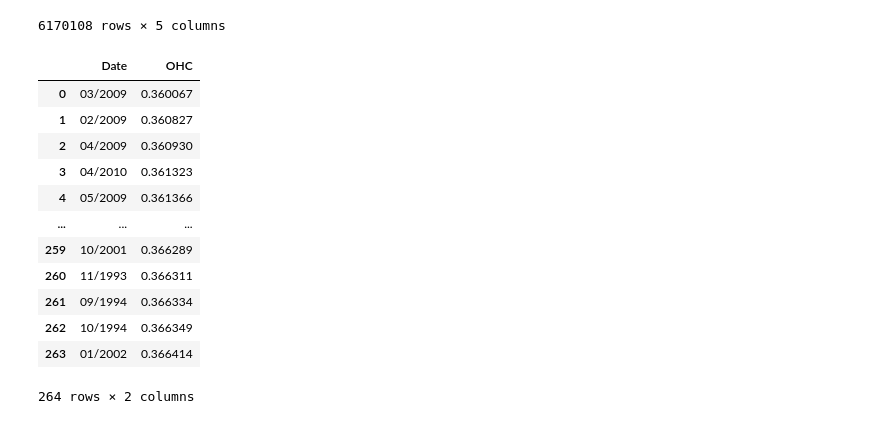
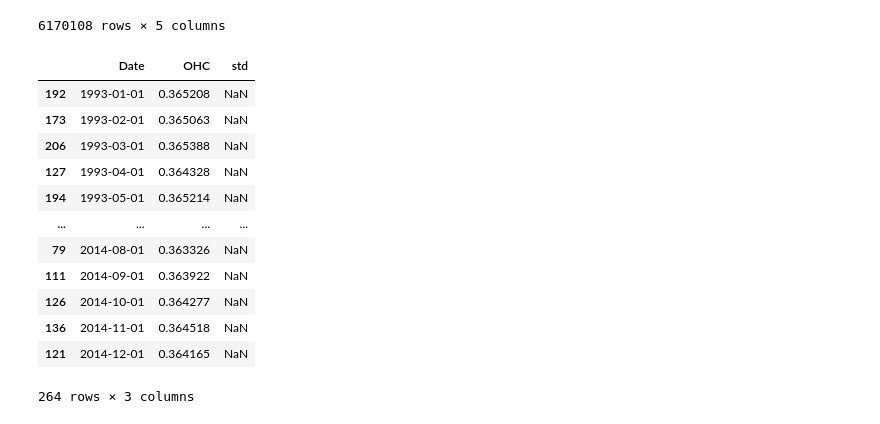
Before and after one commit to abbym-bristol/ME4OH_summer_project, a Jupyter notebook: Data/read_compile.ipynb, the cells around one changed output. Saved outputs shown, nothing was run; the diff lists cells and outputs as text; code cells hidden in the pictures.

```diff
--- a/Data/read_compile.ipynb
+++ b/Data/read_compile.ipynb
@@ -120,17 +125,21 @@ monthly_means = df.groupby(df['Date'].dt.strftime('%m/%Y'))['OHC'].mean().sort_v
-# %%
-monthly_means.reset_index()
-# %% [output]
-|  | Date | OHC |
-| 0 | 03/2009 | 0.360067 |
-| 1 | 02/2009 | 0.360827 |
-| 2 | 04/2009 | 0.360930 |
-| 3 | 04/2010 | 0.361323 |
-| 4 | 05/2009 | 0.361366 |
-| ... | ... | ... |
-| 259 | 10/2001 | 0.366289 |
-| 260 | 11/1993 | 0.366311 |
-| 261 | 09/1994 | 0.366334 |
-| 262 | 10/1994 | 0.366349 |
-| 263 | 01/2002 | 0.366414 |
-264 rows × 2 columns
+# %%
+df_monthly = pd.DataFrame(monthly_means).reset_index()
+df_monthly['Date'] = pd.to_datetime(df_monthly['Date'], format="%m/%Y")
+df_monthly["std"] = monthly_std
+df_monthly = df_monthly.sort_values('Date')
+df_monthly
+# %% [output]
+|  | Date | OHC | std |
+| 192 | 1993-01-01 | 0.365208 | NaN |
+| 173 | 1993-02-01 | 0.365063 | NaN |
+| 206 | 1993-03-01 | 0.365388 | NaN |
+| 127 | 1993-04-01 | 0.364328 | NaN |
+| 194 | 1993-05-01 | 0.365214 | NaN |
+| ... | ... | ... | ... |
+| 79 | 2014-08-01 | 0.363326 | NaN |
+| 111 | 2014-09-01 | 0.363922 | NaN |
+| 126 | 2014-10-01 | 0.364277 | NaN |
+| 136 | 2014-11-01 | 0.364518 | NaN |
+| 121 | 2014-12-01 | 0.364165 | NaN |
+264 rows × 3 columns
 # %%
```
Also changed, not shown: parts of 14 cells of this notebook.
